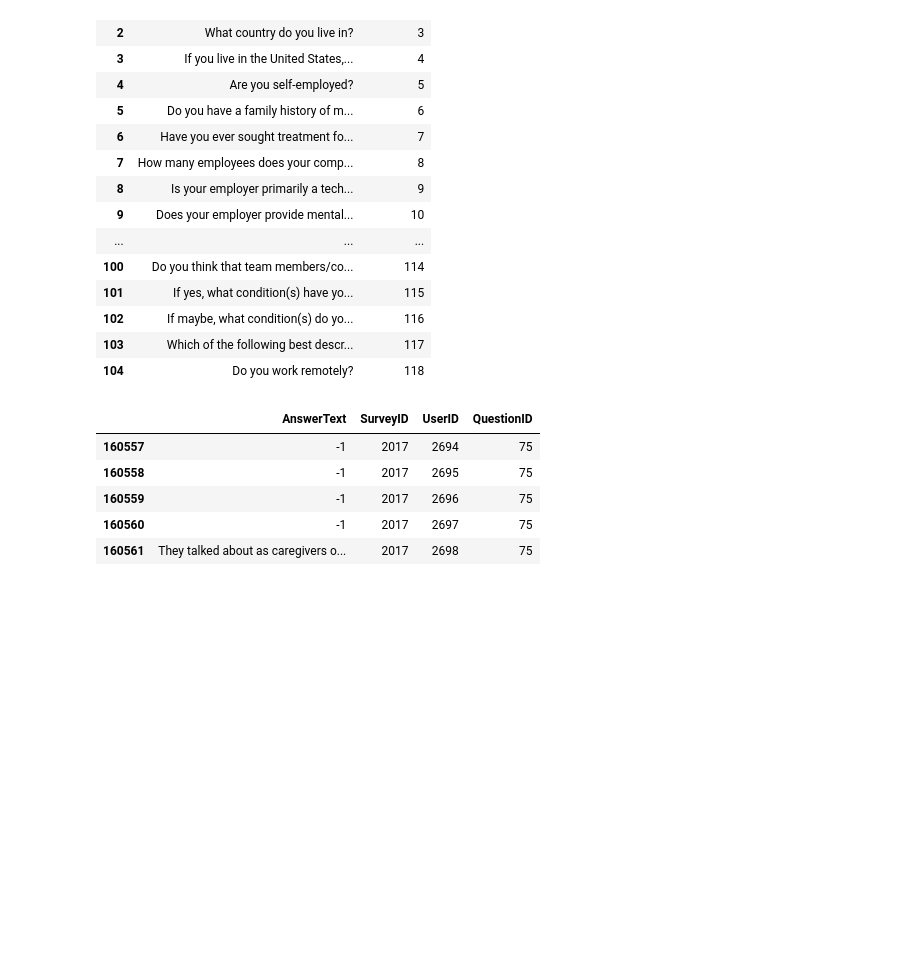
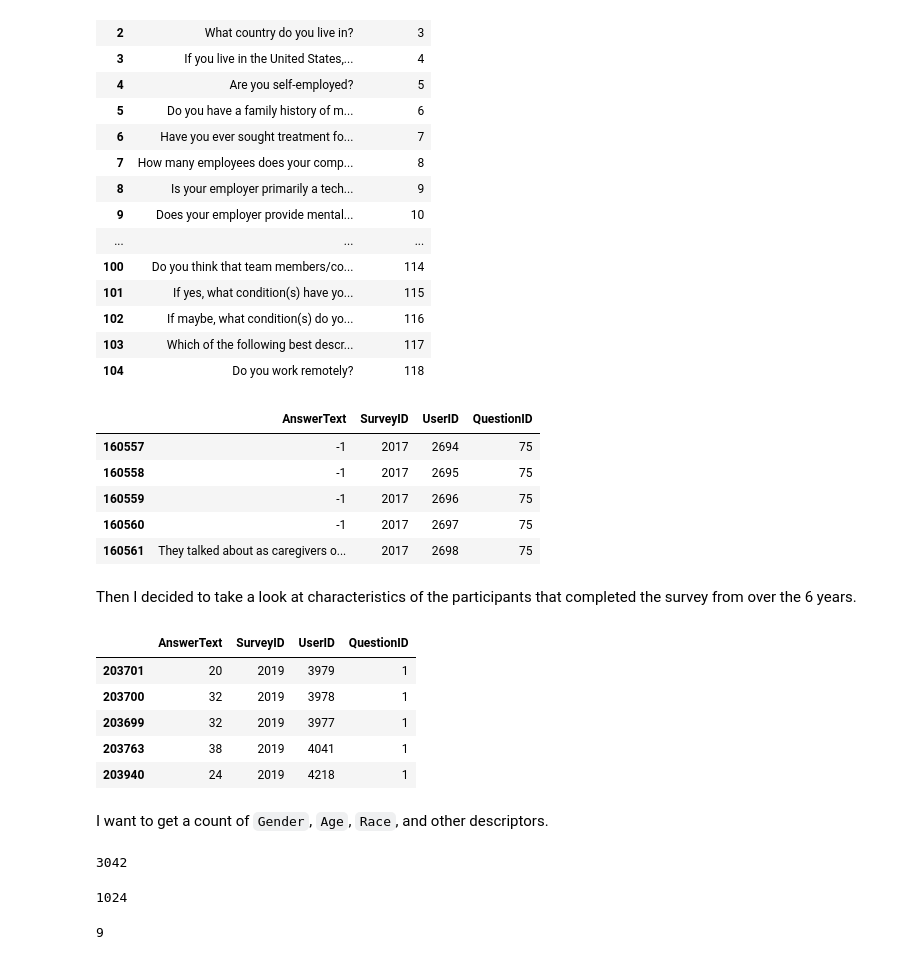
Before and after one commit to laurmarshall/Burnout-In-Tech, a Jupyter notebook: eda.ipynb, the cells around one changed output. Drawn from its saved outputs; the diff is of its cells as text; code cells hidden in the pictures; blank space fills up the shorter version.

```diff
--- a/eda.ipynb
+++ b/eda.ipynb
@@ -90,3 +106,30 @@ answer_df[answer_df['QuestionID'] == 75].head()
 | 160559 | -1 | 2017 | 2696 | 75 |
 | 160560 | -1 | 2017 | 2697 | 75 |
 | 160561 | They talked about as caregivers o... | 2017 | 2698 | 75 |
+# %% [markdown]
+Then I decided to take a look at characteristics of the participants that completed the survey from over the 6 years.
+# %%
+answer_df[answer_df['QuestionID']==1].sort_values('SurveyID', ascending=True).tail()
+# %% [output]
+|  | AnswerText | SurveyID | UserID | QuestionID |
+| 203701 | 20 | 2019 | 3979 | 1 |
+| 203700 | 32 | 2019 | 3978 | 1 |
+| 203699 | 32 | 2019 | 3977 | 1 |
+| 203763 | 38 | 2019 | 4041 | 1 |
+| 203940 | 24 | 2019 | 4218 | 1 |
+# %% [markdown]
+I want to get a count of `Gender`, `Age`, `Race`, and other descriptors.
+# %%
+Males = (answer_df.AnswerText == 'Male').sum() + (answer_df.AnswerText == 'male').sum()
+# %% [output]
+3042
+# %%
+Females = (answer_df.AnswerText == 'Female').sum() + (answer_df.AnswerText == 'female').sum()
+Females
+# %% [output]
+1024
+# %%
+Nonbinary = (answer_df.AnswerText == 'Nonbinary').sum() + (answer_df.AnswerText == 'nonbinary').sum()
+Nonbinary
+# %% [output]
+9
```
Also changed, not shown: parts of 11 cells of this notebook.
